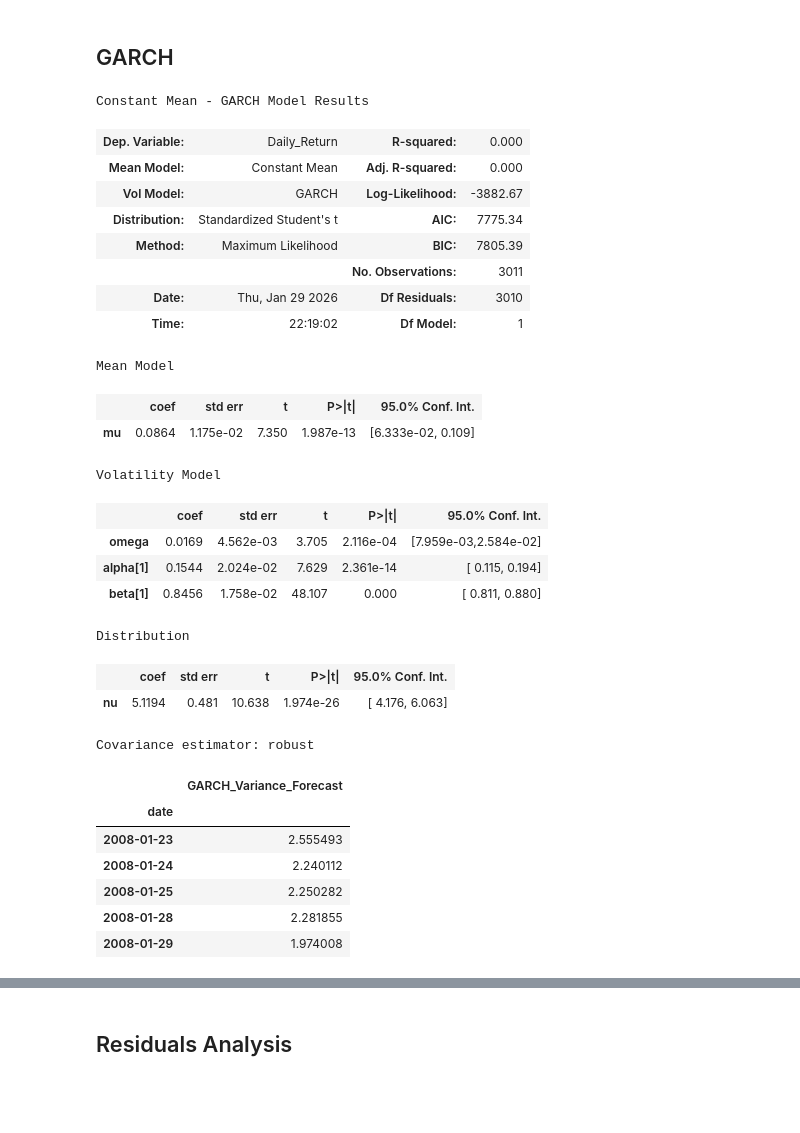
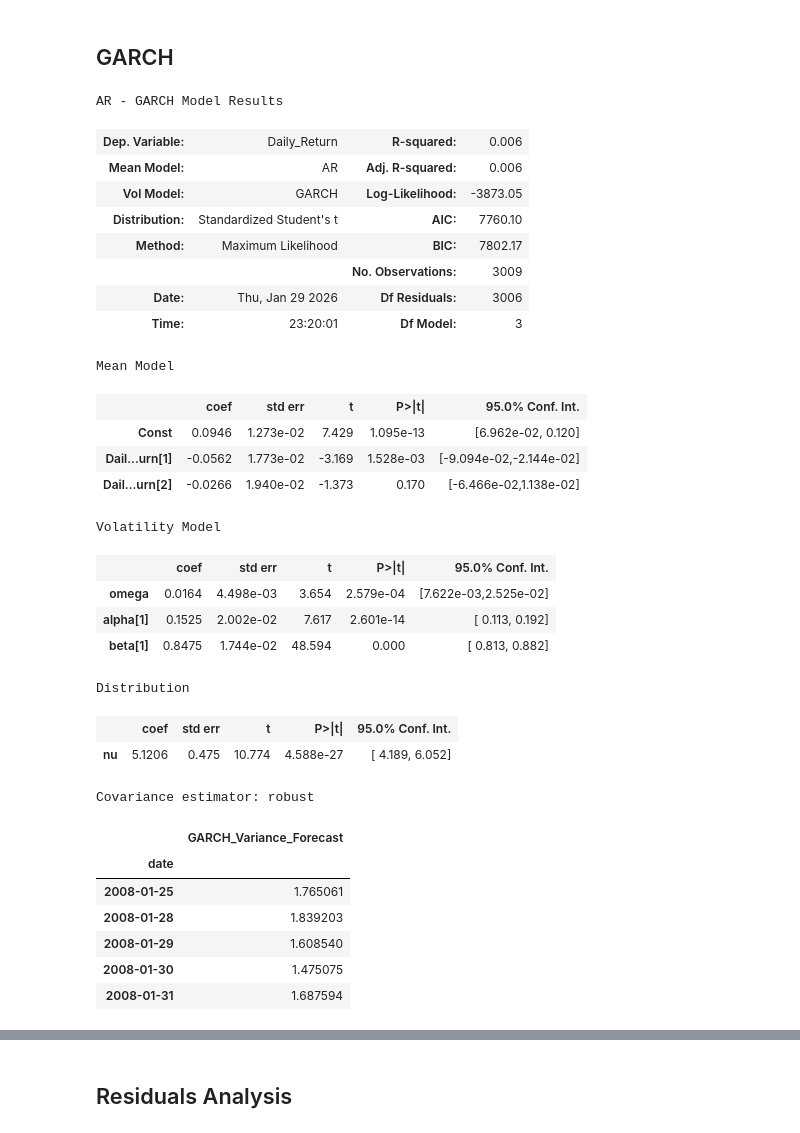
Before and after one commit to YahyaGhallali/VolatilityForecast, a Jupyter notebook: Code/Hybrid/garch-gru-bench.ipynb, the cells around one changed output, grey strips where cells are left out. Cells and saved outputs as stored; diff of their text form; code cells hidden in the pictures; blank space fills up the shorter version.

```diff
--- a/Code/Hybrid/garch-gru-bench.ipynb
+++ b/Code/Hybrid/garch-gru-bench.ipynb
@@ -209,42 +218,52 @@ Train/Test Split Date: 2020-01-08 00:00:00
 # %%
-model = arch_model(r_daily * 100, vol='Garch', p=1, q=1, dist='t',)
-res = model.fit(last_obs=split_date, disp='off')
+model = arch_model(
+    r_daily * 100,
+    mean="AR",
+    lags=2,
+    vol="Garch",
+    p=1,
+    q=1,
+    dist="t",
+)
+res = model.fit(last_obs=split_date, disp="off")
 res.summary()
 # %% [output]
-Constant Mean - GARCH Model Results
+AR - GARCH Model Results
-| Dep. Variable: | Daily_Return | R-squared: | 0.000 |
-| Mean Model: | Constant Mean | Adj. R-squared: | 0.000 |
-| Vol Model: | GARCH | Log-Likelihood: | -3882.67 |
-| Distribution: | Standardized Student's t | AIC: | 7775.34 |
-| Method: | Maximum Likelihood | BIC: | 7805.39 |
-|  |  | No. Observations: | 3011 |
-| Date: | Thu, Jan 29 2026 | Df Residuals: | 3010 |
-| Time: | 22:19:02 | Df Model: | 1 |
+| Dep. Variable: | Daily_Return | R-squared: | 0.006 |
+| Mean Model: | AR | Adj. R-squared: | 0.006 |
+| Vol Model: | GARCH | Log-Likelihood: | -3873.05 |
+| Distribution: | Standardized Student's t | AIC: | 7760.10 |
+| Method: | Maximum Likelihood | BIC: | 7802.17 |
+|  |  | No. Observations: | 3009 |
+| Date: | Thu, Jan 29 2026 | Df Residuals: | 3006 |
+| Time: | 23:20:01 | Df Model: | 3 |
 Mean Model
 |  | coef | std err | t | P>|t| | 95.0% Conf. Int. |
-| mu | 0.0864 | 1.175e-02 | 7.350 | 1.987e-13 | [6.333e-02, 0.109] |
+| Const | 0.0946 | 1.273e-02 | 7.429 | 1.095e-13 | [6.962e-02, 0.120] |
+| Dail...urn[1] | -0.0562 | 1.773e-02 | -3.169 | 1.528e-03 | [-9.094e-02,-2.144e-02] |
+| Dail...urn[2] | -0.0266 | 1.940e-02 | -1.373 | 0.170 | [-6.466e-02,1.138e-02] |
 Volatility Model
 |  | coef | std err | t | P>|t| | 95.0% Conf. Int. |
-| omega | 0.0169 | 4.562e-03 | 3.705 | 2.116e-04 | [7.959e-03,2.584e-02] |
-| alpha[1] | 0.1544 | 2.024e-02 | 7.629 | 2.361e-14 | [ 0.115, 0.194] |
-| beta[1] | 0.8456 | 1.758e-02 | 48.107 | 0.000 | [ 0.811, 0.880] |
+| omega | 0.0164 | 4.498e-03 | 3.654 | 2.579e-04 | [7.622e-03,2.525e-02] |
+| alpha[1] | 0.1525 | 2.002e-02 | 7.617 | 2.601e-14 | [ 0.113, 0.192] |
+| beta[1] | 0.8475 | 1.744e-02 | 48.594 | 0.000 | [ 0.813, 0.882] |
 Distribution
 |  | coef | std err | t | P>|t| | 95.0% Conf. Int. |
-| nu | 5.1194 | 0.481 | 10.638 | 1.974e-26 | [ 4.176, 6.063] |
+| nu | 5.1206 | 0.475 | 10.774 | 4.588e-27 | [ 4.189, 6.052] |
 Covariance estimator: robust
 # %%
-forecast_horizon = res.forecast(start=r_daily.index[0],)
+forecast_horizon = res.forecast(start=r_daily.index[2])
 garch_var = forecast_horizon.variance.dropna()
 garch_var.columns = ['GARCH_Variance_Forecast']
 garch_var.head()
 # %% [output]
 |  | GARCH_Variance_Forecast |
 | date |  |
-| 2008-01-23 | 2.555493 |
-| 2008-01-24 | 2.240112 |
-| 2008-01-25 | 2.250282 |
-| 2008-01-28 | 2.281855 |
-| 2008-01-29 | 1.974008 |
+| 2008-01-25 | 1.765061 |
+| 2008-01-28 | 1.839203 |
+| 2008-01-29 | 1.608540 |
+| 2008-01-30 | 1.475075 |
+| 2008-01-31 | 1.687594 |
 # %%
 test_target_var = pd.DataFrame(target_variance.loc[garch_var.index])
 test_target_var.columns = ['Variance_Target']
```
Also changed, not shown: parts of 21 cells of this notebook, 5 other files.
